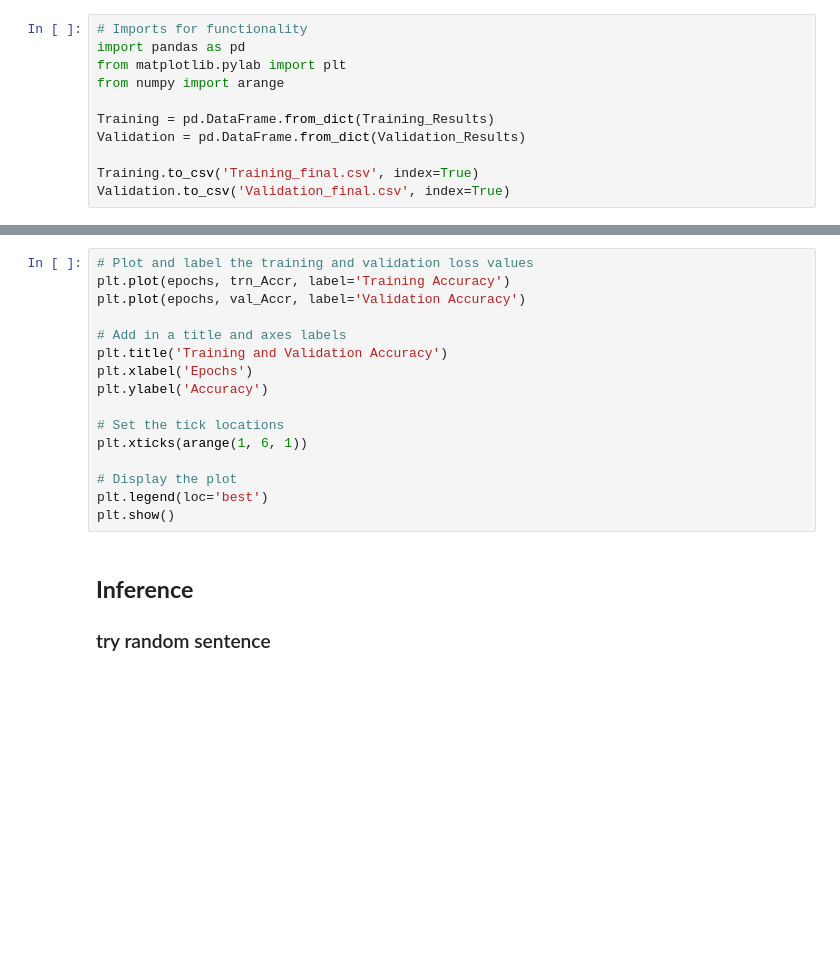
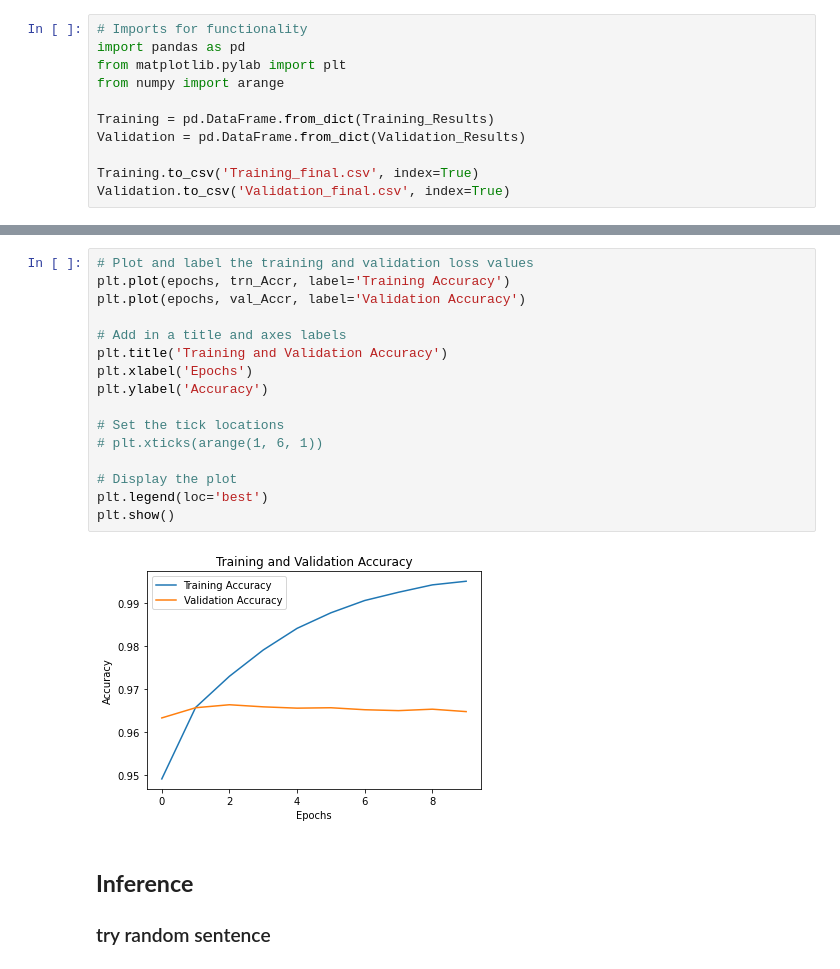
Before and after one commit to NLP-Projects-CAP6640/Project-02, a Jupyter notebook: Sahara_Project2_NER_3.ipynb, the cells around one changed output, grey strips where cells are left out. Drawn from its saved outputs; the diff is of its cells as text; blank space fills up the shorter version.

```diff
--- a/Sahara_Project2_NER_3.ipynb
+++ b/Sahara_Project2_NER_3.ipynb
@@ -731,19 +736,21 @@ plt.show()
 # %%
 # Plot and label the training and validation loss values
 plt.plot(epochs, trn_Accr, label='Training Accuracy')
 plt.plot(epochs, val_Accr, label='Validation Accuracy')
 
 # Add in a title and axes labels
 plt.title('Training and Validation Accuracy')
 plt.xlabel('Epochs')
 plt.ylabel('Accuracy')
 
 # Set the tick locations
-plt.xticks(arange(1, 6, 1))
+# plt.xticks(arange(1, 6, 1))
 
 # Display the plot
 plt.legend(loc='best')
 plt.show()
+# %% [output]
+[figure, added]
 # %% [markdown]
 ## **Inference**
 
```
Also changed, not shown: parts of 9 cells of this notebook.
